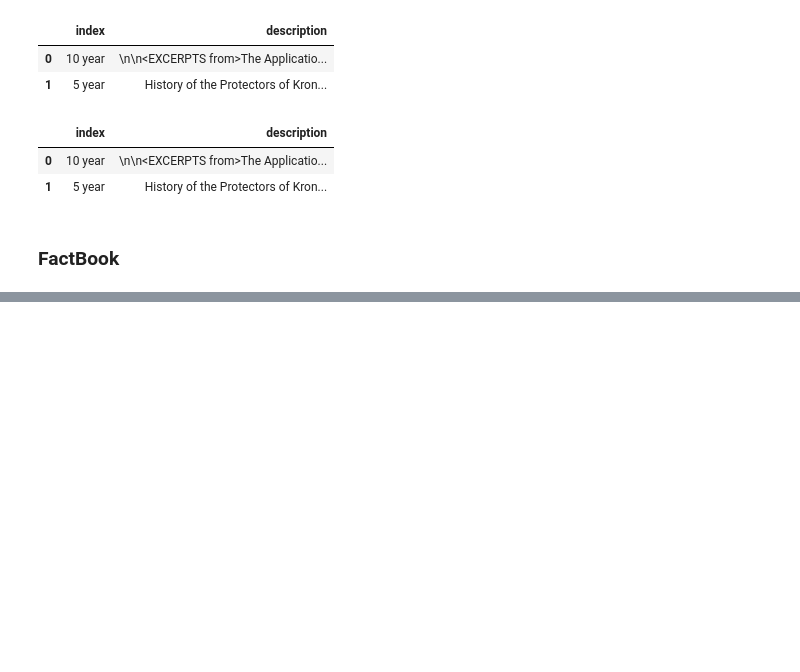
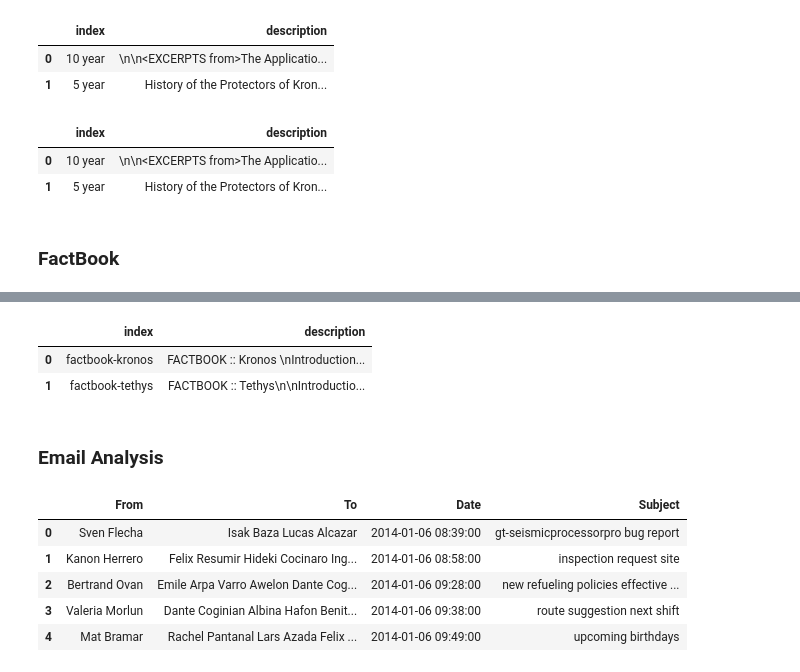
Before and after one commit to hypothetical-lemon/COMP4449-capstone, a Jupyter notebook: final/KronosKidnapping/heather_lemon_final_kidnappingreport.ipynb, the cells around one changed output, grey strips where cells are left out. Saved outputs shown, nothing was run; the diff lists cells and outputs as text; code cells hidden in the pictures; blank space fills up the shorter version.

```diff
--- a/final/KronosKidnapping/heather_lemon_final_kidnappingreport.ipynb
+++ b/final/KronosKidnapping/heather_lemon_final_kidnappingreport.ipynb
@@ -422,0 +465,18 @@ historical_df.head()
+# %%
+factbook_df['description'].apply(clean_text_resume)
+factbook_df.head()
+# %% [output]
+|  | index | description |
+| 0 | factbook-kronos | FACTBOOK :: Kronos \nIntroduction... |
+| 1 | factbook-tethys | FACTBOOK :: Tethys\n\nIntroductio... |
+# %% [markdown]
+### Email Analysis
+# %%
+email_df.head()
+# %% [output]
+|  | From | To | Date | Subject |
+| 0 | Sven Flecha | Isak Baza Lucas Alcazar | 2014-01-06 08:39:00 | gt-seismicprocessorpro bug report |
+| 1 | Kanon Herrero | Felix Resumir Hideki Cocinaro Ing... | 2014-01-06 08:58:00 | inspection request site |
+| 2 | Bertrand Ovan | Emile Arpa Varro Awelon Dante Cog... | 2014-01-06 09:28:00 | new refueling policies effective ... |
+| 3 | Valeria Morlun | Dante Coginian Albina Hafon Benit... | 2014-01-06 09:38:00 | route suggestion next shift |
+| 4 | Mat Bramar | Rachel Pantanal Lars Azada Felix ... | 2014-01-06 09:49:00 | upcoming birthdays |
```
Also changed, not shown: parts of 19 cells of this notebook.
